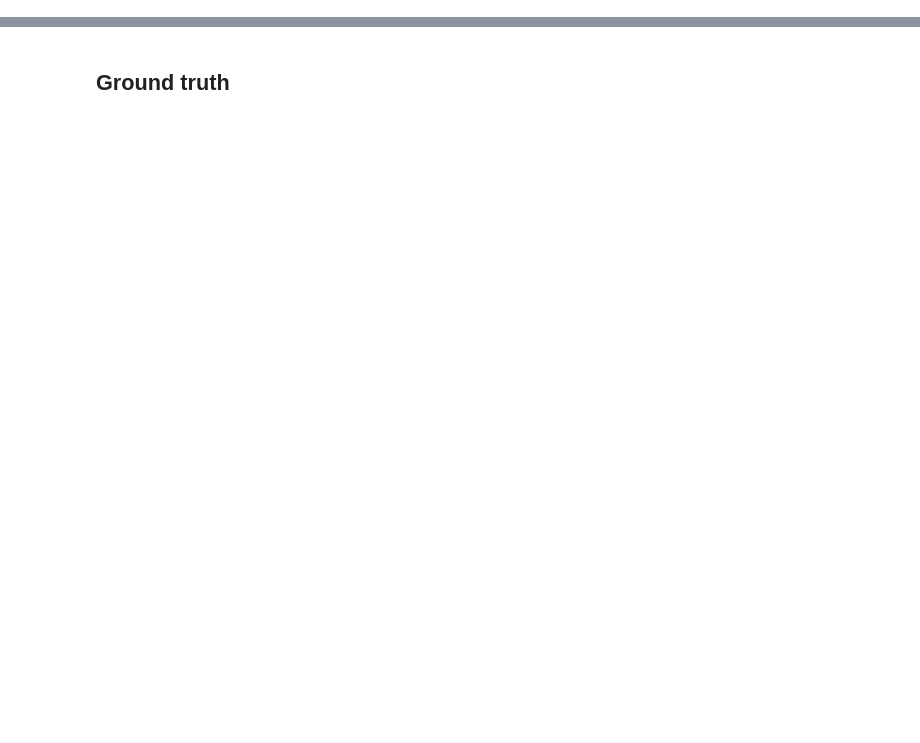
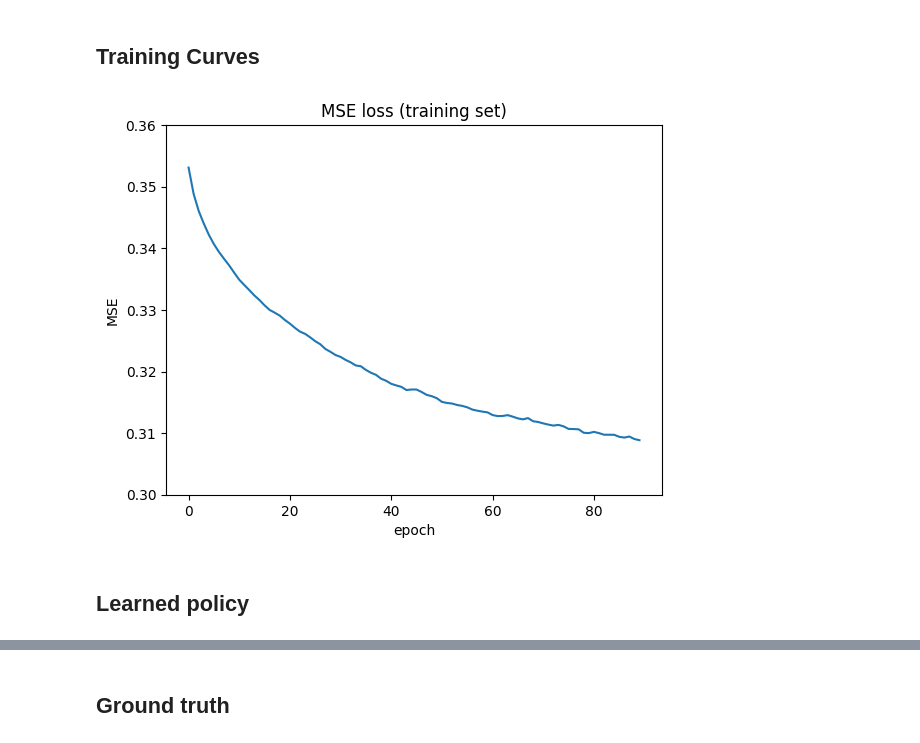
Before and after one commit to clemgris/imitation_gap_waymax, a Jupyter notebook: notebooks/vis_policy.ipynb, the cells around one changed output, grey strips where cells are left out. Cells and saved outputs as stored; diff of their text form; code cells hidden in the pictures; blank space fills up the shorter version.

```diff
--- a/notebooks/vis_policy.ipynb
+++ b/notebooks/vis_policy.ipynb
@@ -61,0 +65,24 @@ data_iter = dataloader.simulator_state_generator(config=WOD_1_1_0_VALIDATION)
+# %% [markdown]
+## Training Curves
+# %%
+with open(os.path.join(load_folder, expe_num, 'training_metrics_99.pkl'), 'rb') as file:
+    training_dict = pickle.load(file)
+# %%
+# import jax.numpy as jnp
+import numpy as np
+
+X = np.arange(90)
+losses = []
+
+for e in range(90):
+    losses.append(np.array(training_dict[e]['train']['loss']).mean())
+# %%
+import matplotlib.pyplot as plt
+
+plt.plot(X, losses)
+plt.title('MSE loss (training set)')
+plt.ylabel('MSE')
+plt.xlabel('epoch');
+plt.ylim(0.3, 0.36);
+# %% [output]
+[figure, added]
@@ -61,0 +151,2 @@ data_iter = dataloader.simulator_state_generator(config=WOD_1_1_0_VALIDATION)
+# %% [markdown]
+## Learned policy
```
Also changed, not shown: parts of 12 cells of this notebook, 1 other file.
